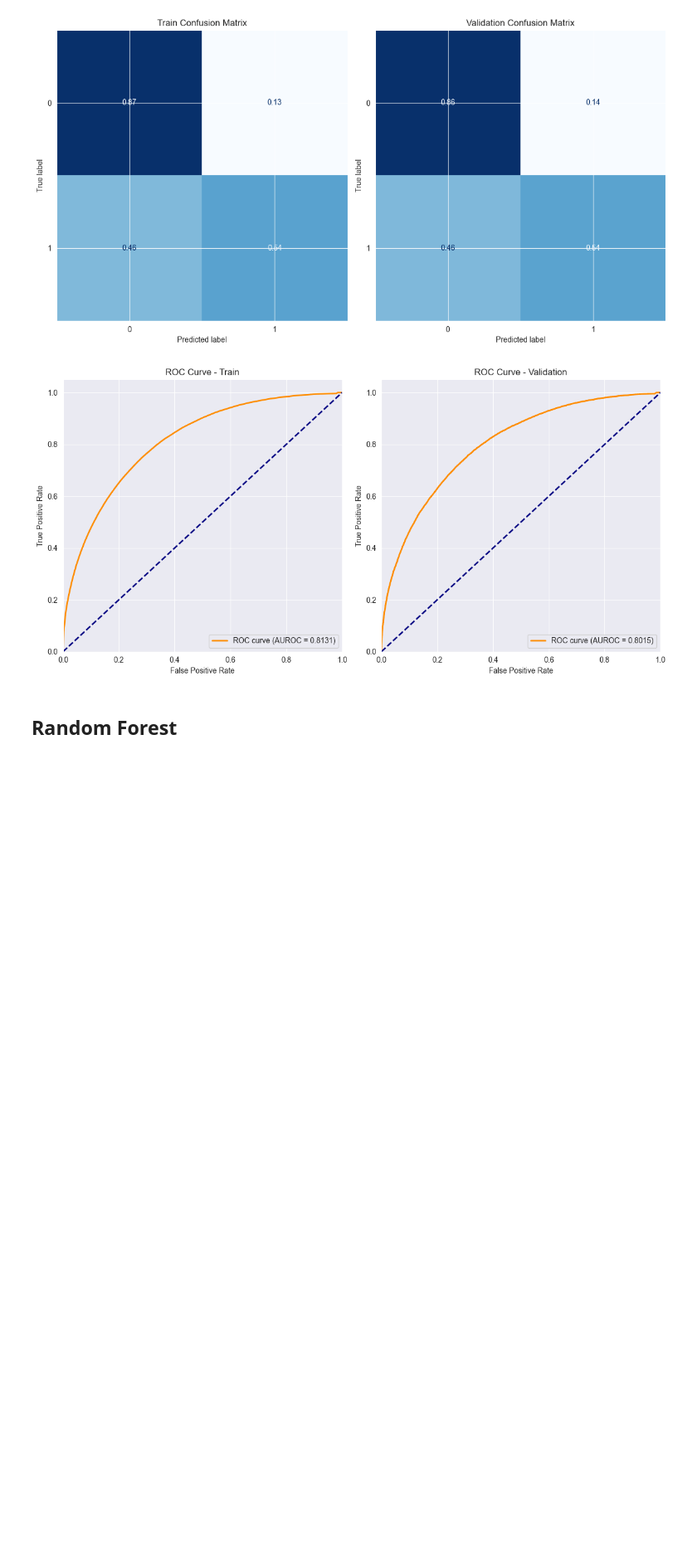
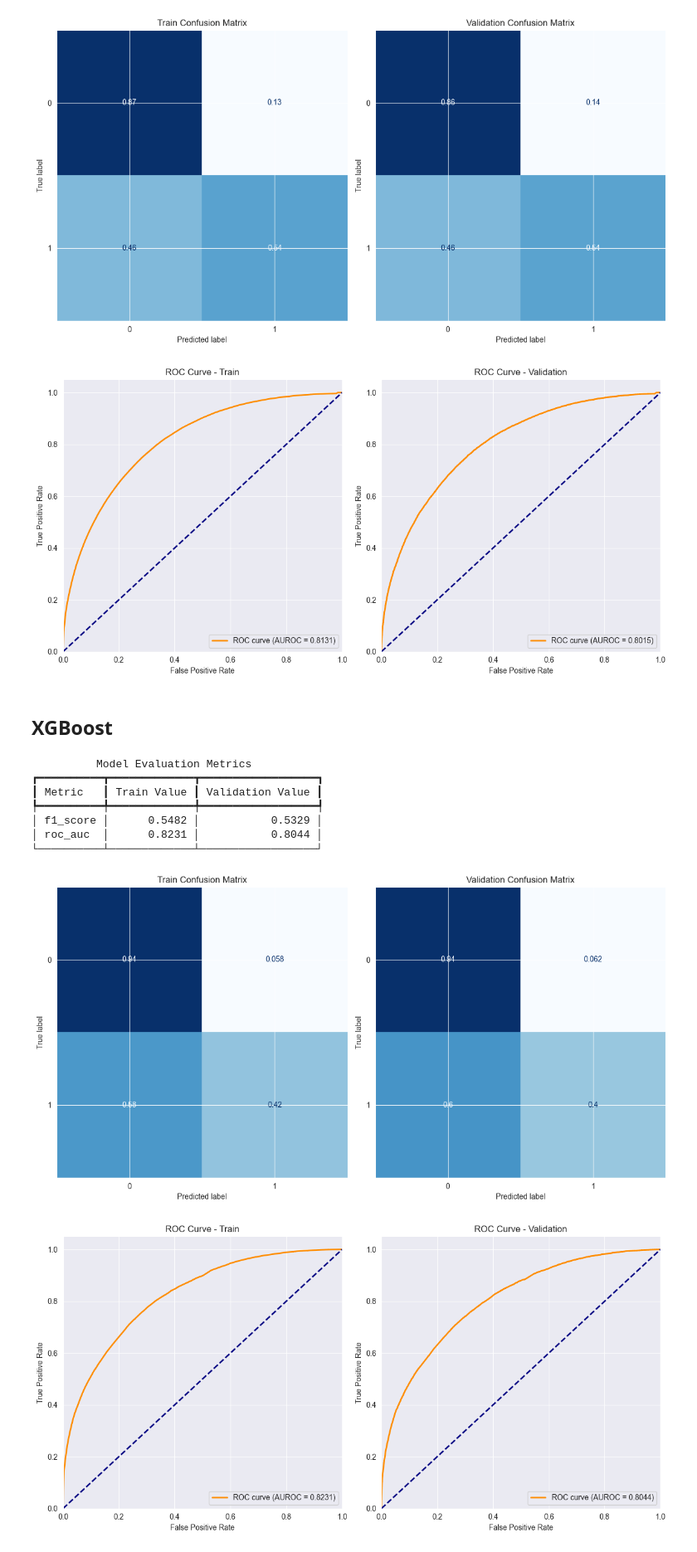
Before and after one commit to alinashev/duplicate_question_classifier_assigment, a Jupyter notebook: notebooks/2_baseline_model.ipynb, the cells around one changed output. Shown at 83% size. Drawn from its saved outputs; the diff is of its cells as text; code cells hidden in the pictures; blank space fills up the shorter version.

```diff
--- a/notebooks/2_baseline_model.ipynb
+++ b/notebooks/2_baseline_model.ipynb
@@ -95,16 +94,26 @@ Cross-validation Results:
 [figure]
 [figure]
 # %% [markdown]
-## Random Forest
+## XGBoost
 # %%
-model = RandomForestModel(
+model = XGBModel(
     X_train=X_train,
     y_train=y_train,
     X_val=X_test,
     y_val=y_test
 )
 
 model.fit().predict()
 model.display_metrics()
 model.display_confusion_matrix()
 model.display_roc_auc()
+# %% [output]
+          Model Evaluation Metrics
+┏━━━━━━━━━━┳━━━━━━━━━━━━━┳━━━━━━━━━━━━━━━━━━┓
+┃ Metric   ┃ Train Value ┃ Validation Value ┃
+┡━━━━━━━━━━╇━━━━━━━━━━━━━╇━━━━━━━━━━━━━━━━━━┩
+│ f1_score │      0.5482 │           0.5329 │
+│ roc_auc  │      0.8231 │           0.8044 │
+└──────────┴─────────────┴──────────────────┘
+[figure, added]
+[figure, added]
```
Also changed, not shown: parts of 3 cells of this notebook, 1 other file.
